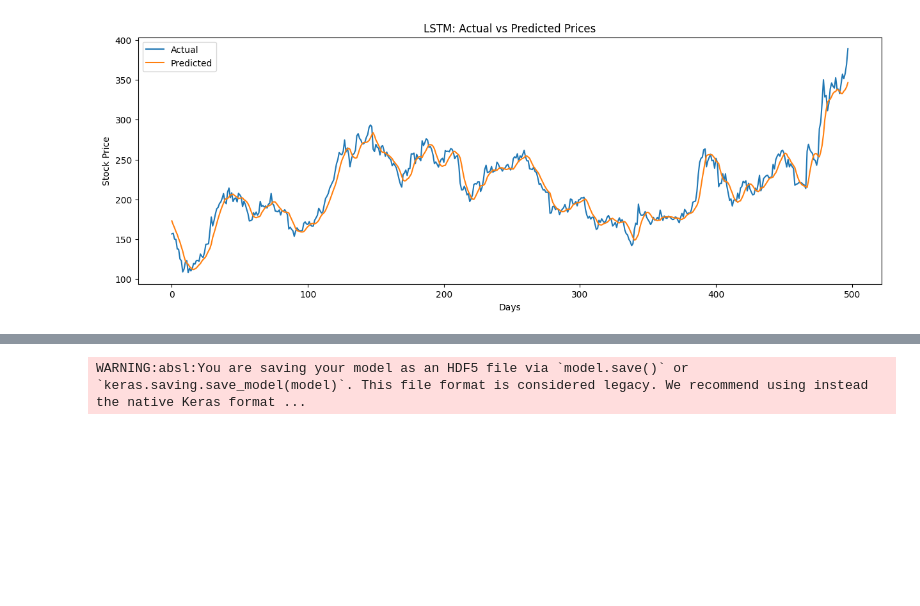
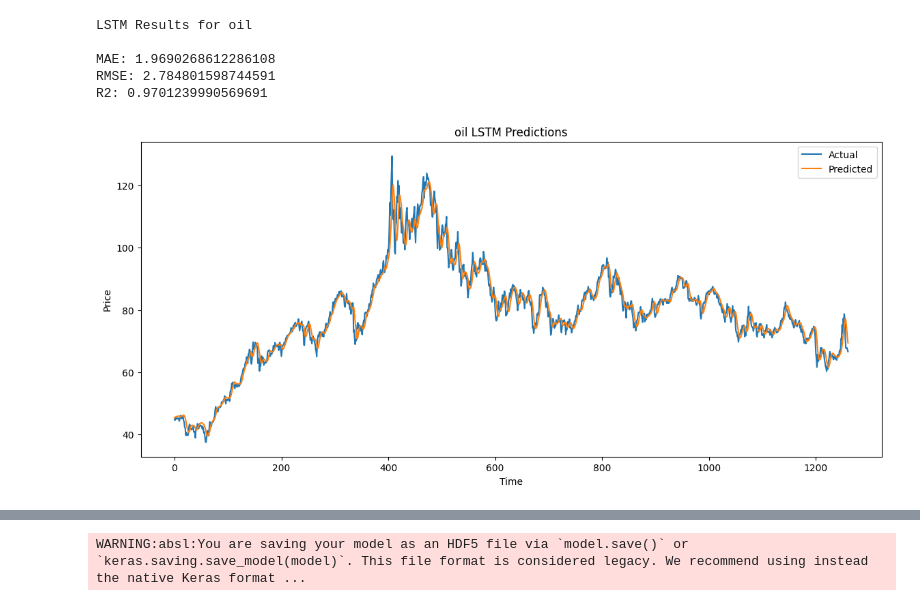
Before and after one commit to MariaKhan28981/FinSight-AI, a Jupyter notebook: notebooks/04_lstm_model.ipynb, the cells around one changed output, grey strips where cells are left out. Saved outputs shown, nothing was run; the diff lists cells and outputs as text; code cells hidden in the pictures; blank space fills up the shorter version.

```diff
--- a/notebooks/04_lstm_model.ipynb
+++ b/notebooks/04_lstm_model.ipynb
@@ -96,2 +101,6 @@ model.add(Dense(1))
+# %%
+model.add(
+    Dense(1)
+)
 # %%
 model.compile(
@@ -120,7 +133,10 @@ history = model.fit(
     y_train,
     epochs=20,
     batch_size=32,
-    validation_data=(X_test, y_test)
+    validation_data=(
+        X_test,
+        y_test
+    )
 )
 # %% [output]
 Epoch 1/20
@@ -156,3 +159,5 @@ plt.show()
 # %%
-y_pred = model.predict(X_test)
+predictions = model.predict(
+    X_test
+)
 # %% [output]
@@ -160,4 +165,8 @@ y_pred = model.predict(X_test)
 # %%
-y_pred = scaler.inverse_transform(y_pred)
+predictions = scaler.inverse_transform(
+    predictions
+)
 
-y_test_actual = scaler.inverse_transform(y_test)
+y_test_actual = scaler.inverse_transform(
+    y_test
+)
@@ -163,0 +193,13 @@ y_test_actual = scaler.inverse_transform(y_test)
+# %%
+print("LSTM Results for", dataset_name)
+print()
+
+print("MAE:", lstm_mae)
+print("RMSE:", lstm_rmse)
+print("R2:", lstm_r2)
+# %% [output]
+LSTM Results for oil
+
+MAE: 1.9690268612286108
+RMSE: 2.784801598744591
+R2: 0.9701239990569691
@@ -164,23 +213,26 @@ y_test_actual = scaler.inverse_transform(y_test)
 # %%
-plt.figure(figsize=(15,5))
+plt.figure(figsize=(14,6))
 
 plt.plot(
     y_test_actual,
-    label='Actual'
+    label="Actual"
 )
 
 plt.plot(
-    y_pred,
-    label='Predicted'
+    predictions,
+    label="Predicted"
 )
 
-plt.title('LSTM: Actual vs Predicted Prices')
+plt.title(
+    f"{dataset_name} LSTM Predictions"
+)
 
-plt.xlabel('Days')
-plt.ylabel('Stock Price')
+plt.xlabel("Time")
+
+plt.ylabel("Price")
 
 plt.legend()
 
 plt.show()
 # %% [output]
-[figure, old version]
+[figure, new version]
```
Also changed, not shown: parts of 34 cells of this notebook, 33 other files.
